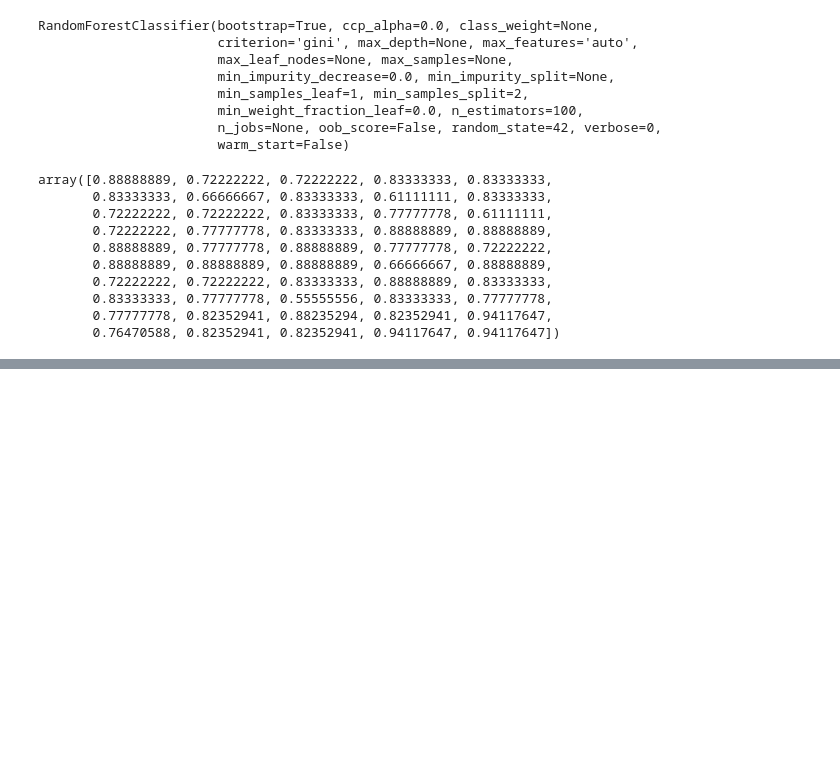
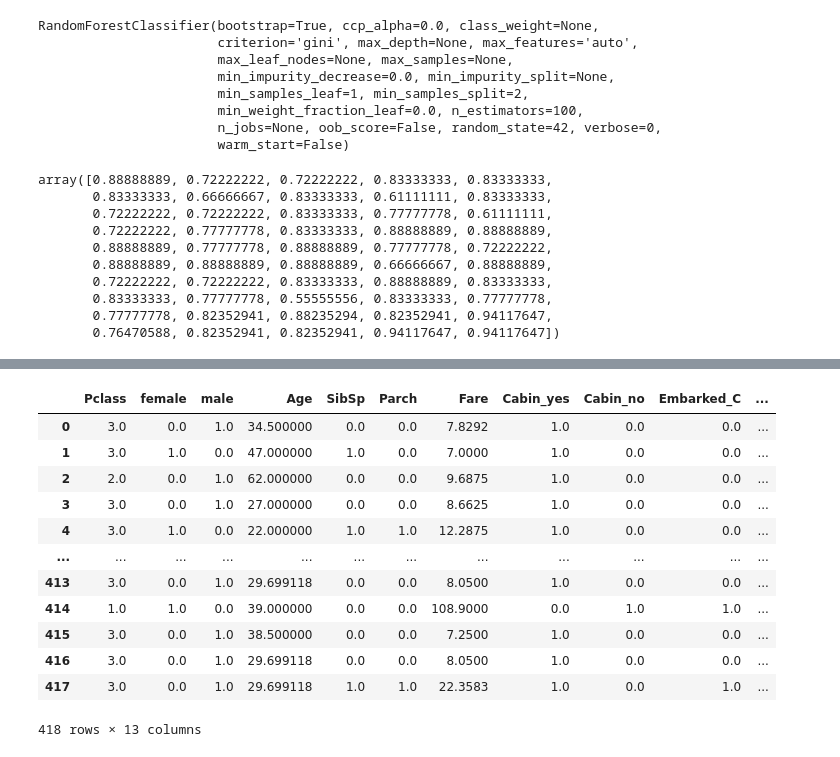
Before and after one commit to JesusNoelValMo/Machine_Learning_Book, a Jupyter notebook: Chapter_3_Classification/Chapter_3_Exercise_3/Chapter_3_Exercise_3.ipynb, the cells around one changed output, grey strips where cells are left out. Drawn from its saved outputs; the diff is of its cells as text; code cells hidden in the pictures; blank space fills up the shorter version.

Commit message:
Applying preprocessing to test set and make predictions using random forest classifier (without fine tunning (accuracy = 74%), we sumbit our first attempt to kaggle

```diff
--- a/Chapter_3_Classification/Chapter_3_Exercise_3/Chapter_3_Exercise_3.ipynb
+++ b/Chapter_3_Classification/Chapter_3_Exercise_3/Chapter_3_Exercise_3.ipynb
@@ -288,3 +288,9 @@ array([0.88888889, 0.72222222, 0.72222222, 0.83333333, 0.83333333,
        0.83333333, 0.77777778, 0.55555556, 0.83333333, 0.77777778,
        0.77777778, 0.82352941, 0.88235294, 0.82352941, 0.94117647,
        0.76470588, 0.82352941, 0.82352941, 0.94117647, 0.94117647])
+# %%
+#Now let's try the test set out!
+test_set_path = "https://raw.githubusercontent.com/JesusNoelValMo/Machine_Learning_Book/master/Chapter_3_Classification/Chapter_3_Exercise_3/test.csv"
+test_set = load_dataset(test_set_path)
+test_set.info()
+passenger_id = test_set["PassengerId"]
@@ -290,0 +316,20 @@ array([0.88888889, 0.72222222, 0.72222222, 0.83333333, 0.83333333,
+# %%
+test_set = test_set.drop(columns=["Name", "Ticket", "PassengerId"])
+test_set_prepared = full_pipeline.transform(test_set)
+# %%
+test_set_prepared = pd.DataFrame(test_set_prepared, columns=['Pclass', 'female', 'male', 'Age', 'SibSp', 'Parch', 'Fare', 'Cabin_yes','Cabin_no','Embarked_C','No Embarked','Embarked_Q' ,'Embarked_S'])
+test_set_prepared
+# %% [output]
+|  | Pclass | female | male | Age | SibSp | Parch | Fare | Cabin_yes | Cabin_no | Embarked_C | ... |
+| 0 | 3.0 | 0.0 | 1.0 | 34.500000 | 0.0 | 0.0 | 7.8292 | 1.0 | 0.0 | 0.0 | ... |
+| 1 | 3.0 | 1.0 | 0.0 | 47.000000 | 1.0 | 0.0 | 7.0000 | 1.0 | 0.0 | 0.0 | ... |
+| 2 | 2.0 | 0.0 | 1.0 | 62.000000 | 0.0 | 0.0 | 9.6875 | 1.0 | 0.0 | 0.0 | ... |
+| 3 | 3.0 | 0.0 | 1.0 | 27.000000 | 0.0 | 0.0 | 8.6625 | 1.0 | 0.0 | 0.0 | ... |
+| 4 | 3.0 | 1.0 | 0.0 | 22.000000 | 1.0 | 1.0 | 12.2875 | 1.0 | 0.0 | 0.0 | ... |
+| ... | ... | ... | ... | ... | ... | ... | ... | ... | ... | ... | ... |
+| 413 | 3.0 | 0.0 | 1.0 | 29.699118 | 0.0 | 0.0 | 8.0500 | 1.0 | 0.0 | 0.0 | ... |
+| 414 | 1.0 | 1.0 | 0.0 | 39.000000 | 0.0 | 0.0 | 108.9000 | 0.0 | 1.0 | 1.0 | ... |
+| 415 | 3.0 | 0.0 | 1.0 | 38.500000 | 0.0 | 0.0 | 7.2500 | 1.0 | 0.0 | 0.0 | ... |
+| 416 | 3.0 | 0.0 | 1.0 | 29.699118 | 0.0 | 0.0 | 8.0500 | 1.0 | 0.0 | 0.0 | ... |
+| 417 | 3.0 | 0.0 | 1.0 | 29.699118 | 1.0 | 1.0 | 22.3583 | 1.0 | 0.0 | 1.0 | ... |
+418 rows × 13 columns
```
Also changed, not shown: parts of 2 cells of this notebook, 1 other file.
